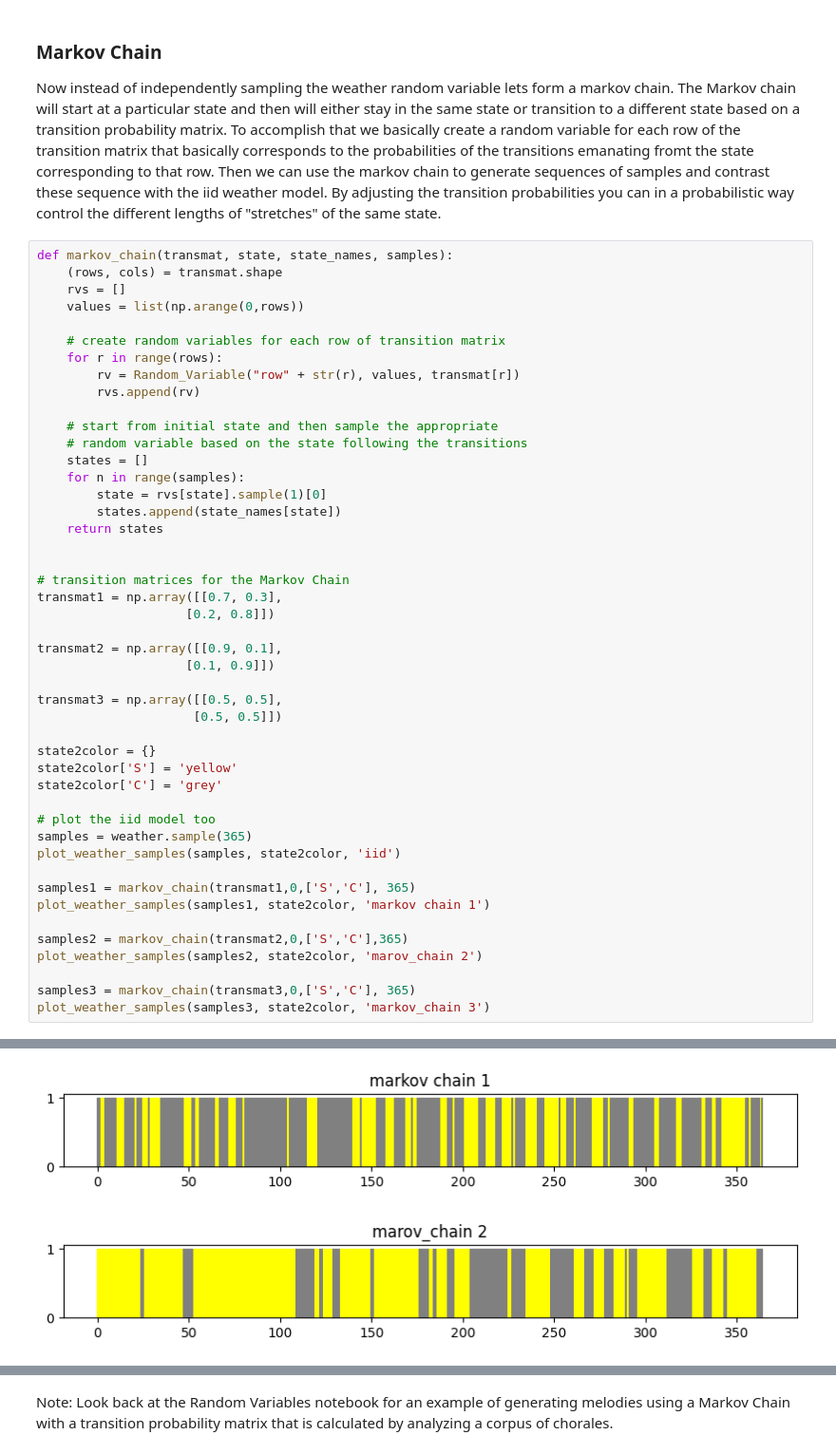
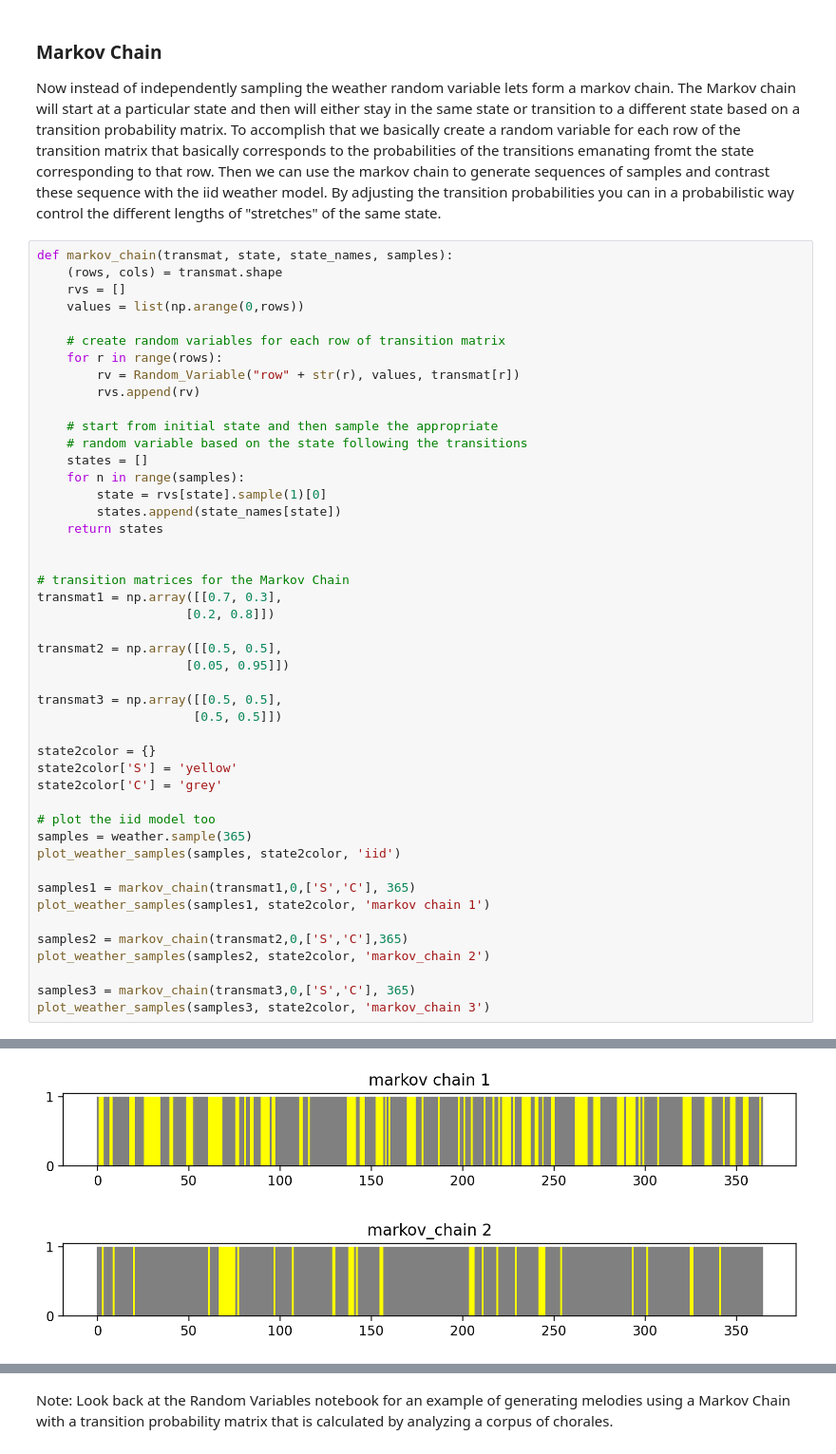
Before and after one commit to gtzan/mir_book, a Jupyter notebook: old_notebooks/Markov Chains and Hidden Markov Models.ipynb, the cells around one changed output, grey strips where cells are left out. Shown at 95% size. Saved outputs shown, nothing was run; the diff lists cells and outputs as text.

```diff
--- a/old_notebooks/Markov Chains and Hidden Markov Models.ipynb
+++ b/old_notebooks/Markov Chains and Hidden Markov Models.ipynb
@@ -120,8 +120,8 @@ def markov_chain(transmat, state, state_names, samples):
 transmat1 = np.array([[0.7, 0.3],
                     [0.2, 0.8]])
 
-transmat2 = np.array([[0.9, 0.1],
-                    [0.1, 0.9]])
+transmat2 = np.array([[0.5, 0.5],
+                    [0.05, 0.95]])
 
 transmat3 = np.array([[0.5, 0.5],
                      [0.5, 0.5]])
@@ -138,7 +138,7 @@ samples1 = markov_chain(transmat1,0,['S','C'], 365)
 plot_weather_samples(samples1, state2color, 'markov chain 1')
 
 samples2 = markov_chain(transmat2,0,['S','C'],365)
-plot_weather_samples(samples2, state2color, 'marov_chain 2')
+plot_weather_samples(samples2, state2color, 'markov_chain 2')
 
 samples3 = markov_chain(transmat3,0,['S','C'], 365)
 plot_weather_samples(samples3, state2color, 'markov_chain 3')
@@ -147,2 +147,2 @@ plot_weather_samples(samples3, state2color, 'markov_chain 3')
-[figure, old version]
+[figure, new version]
-[figure, old version]
+[figure, new version]
```
Also changed, not shown: parts of 14 cells of this notebook.
